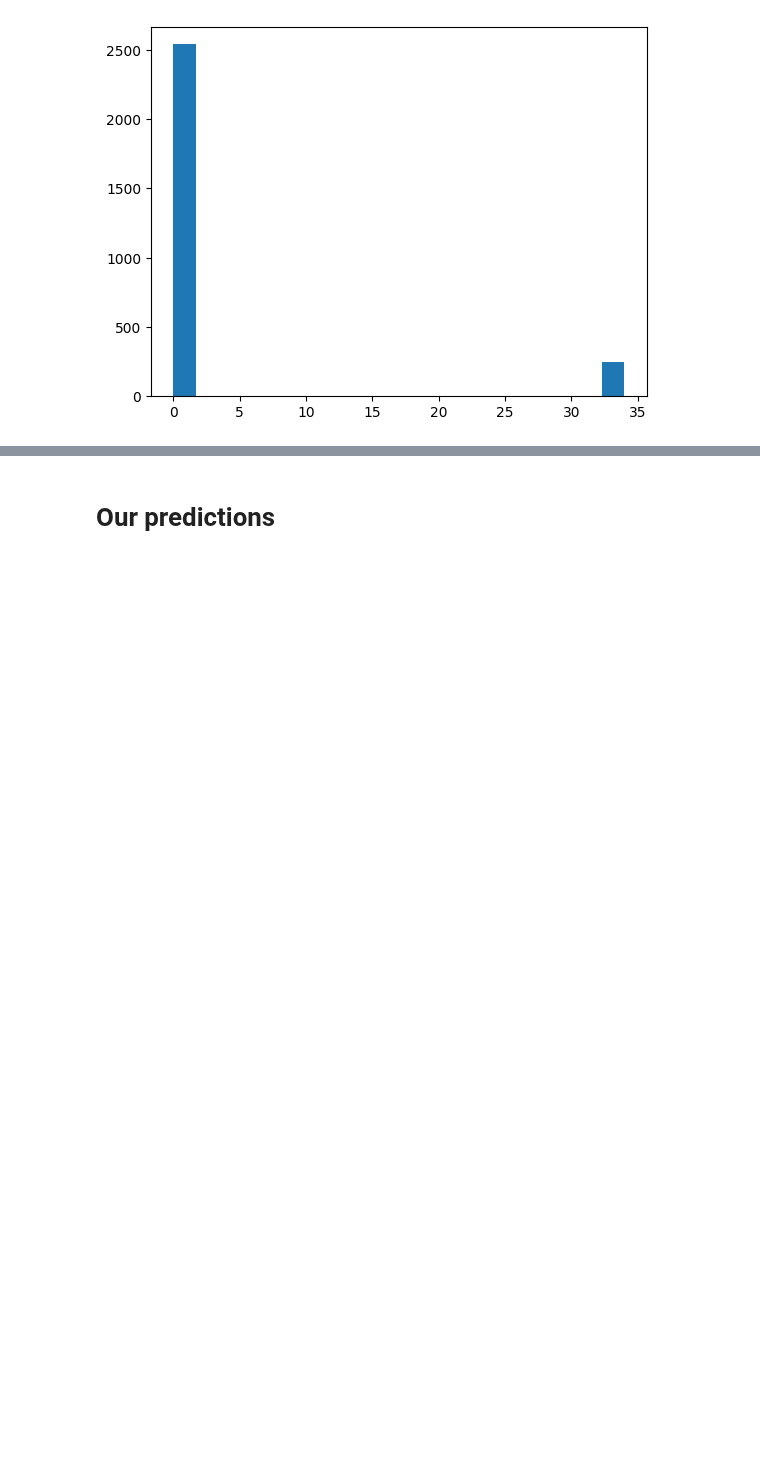
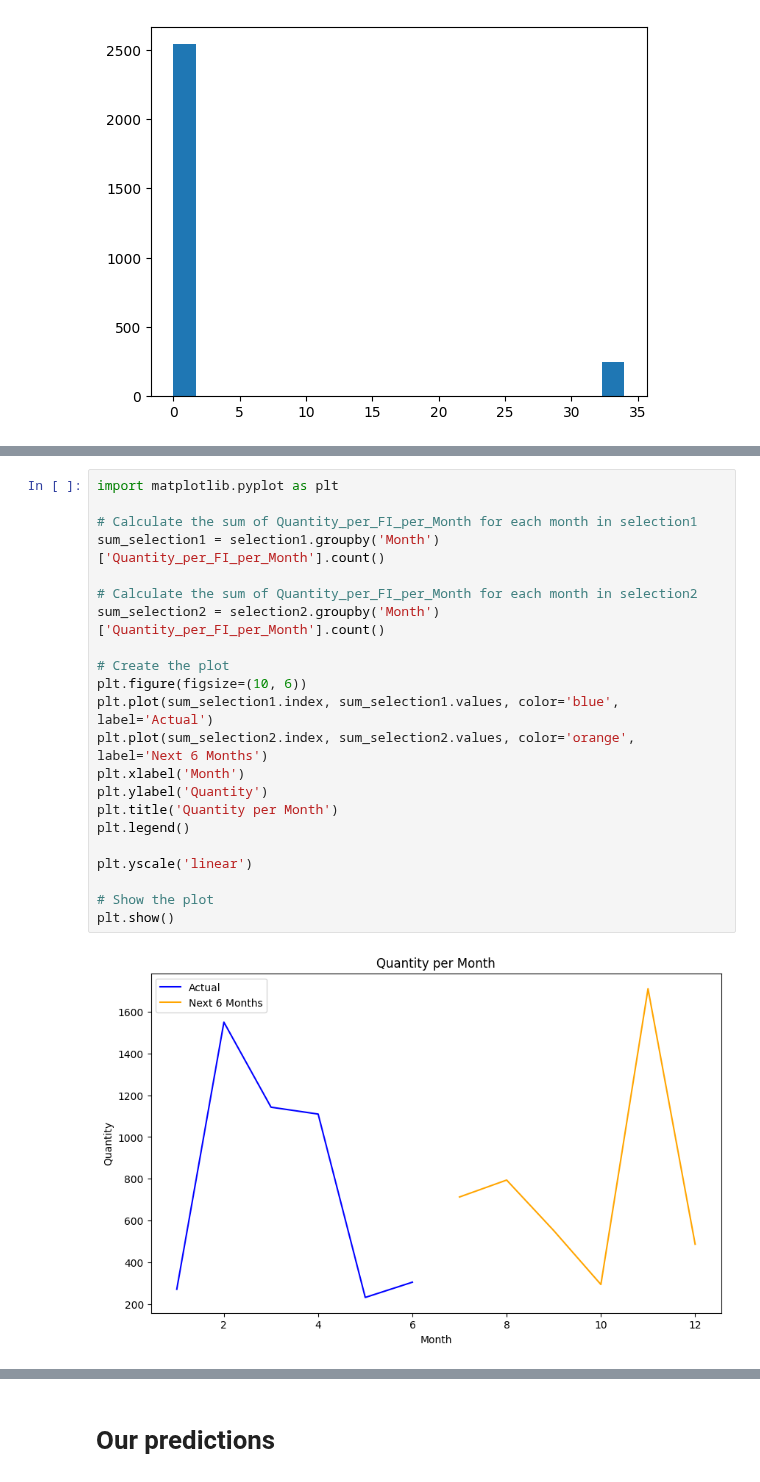
Before and after one commit to Nlasry1996/Nautica-Home, a Jupyter notebook: FamilyItemPred.ipynb, the cells around one changed output, grey strips where cells are left out. Drawn from its saved outputs; the diff is of its cells as text; blank space fills up the shorter version.

```diff
--- a/FamilyItemPred.ipynb
+++ b/FamilyItemPred.ipynb
@@ -604,0 +655,24 @@ plt.hist(err_hist , bins=20)
+# %%
+import matplotlib.pyplot as plt
+
+# Calculate the sum of Quantity_per_FI_per_Month for each month in selection1
+sum_selection1 = selection1.groupby('Month')['Quantity_per_FI_per_Month'].count()
+
+# Calculate the sum of Quantity_per_FI_per_Month for each month in selection2
+sum_selection2 = selection2.groupby('Month')['Quantity_per_FI_per_Month'].count()
+
+# Create the plot
+plt.figure(figsize=(10, 6))
+plt.plot(sum_selection1.index, sum_selection1.values, color='blue', label='Actual')
+plt.plot(sum_selection2.index, sum_selection2.values, color='orange', label='Next 6 Months')
+plt.xlabel('Month')
+plt.ylabel('Quantity')
+plt.title('Quantity per Month')
+plt.legend()
+
+plt.yscale('linear')
+
+# Show the plot
+plt.show()
+# %% [output]
+[figure, added]
```
Also changed, not shown: parts of 8 cells of this notebook.
